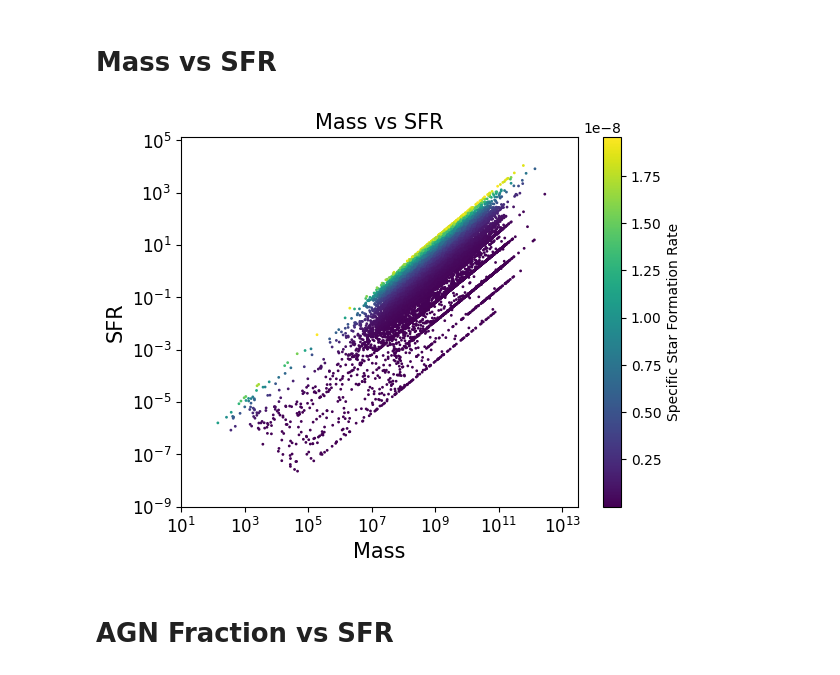
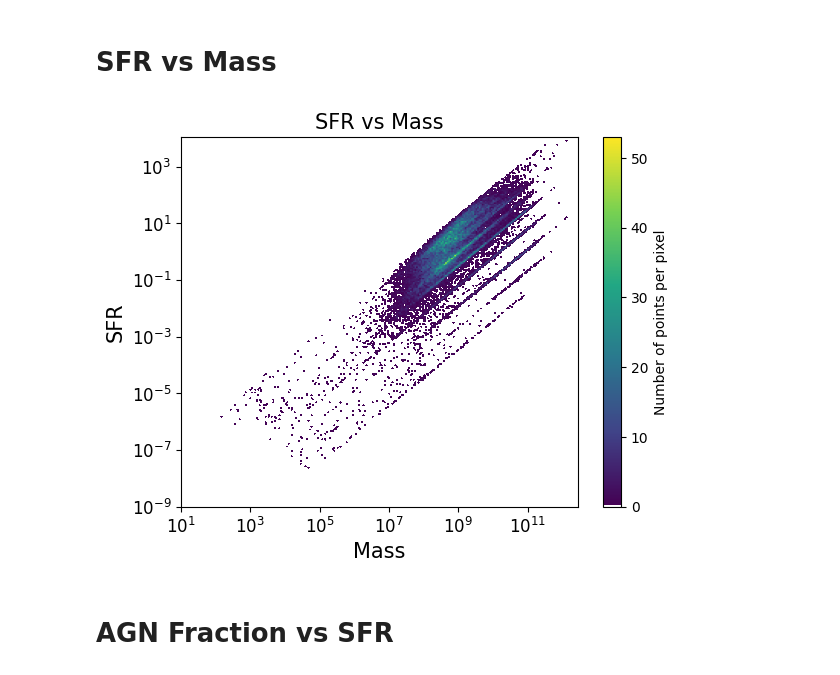
Before and after one commit to daniel-lyon/MPhil-Code, a Jupyter notebook: scaling_plots.ipynb, the cells around one changed output. Saved outputs shown, nothing was run; the diff lists cells and outputs as text; code cells hidden in the pictures.

Commit message:
added scatter_colour_density

```diff
--- a/scaling_plots.ipynb
+++ b/scaling_plots.ipynb
@@ -1,34 +1,57 @@
 # %%
 # Import packages
+import numpy as np
 import pandas as pd
 import matplotlib.pyplot as plt
+import mpl_scatter_density
+from matplotlib.colors import LinearSegmentedColormap
+from scipy.stats import gaussian_kde
 
 # Read in the data
 data = pd.read_csv('Ollie Data/CDFS/results.txt', sep=r'\s{2,}', engine='python')
-df = pd.DataFrame(data)
+df = pd.DataFrame(data).dropna()
+# %%
+# Make zero points white
+white_viridis = LinearSegmentedColormap.from_list('white_viridis', [
+    (0, '#ffffff'),
+    (1e-20, '#440053'),
+    (0.2, '#404388'),
+    (0.4, '#2a788e'),
+    (0.6, '#21a784'),
+    (0.8, '#78d151'),
+    (1, '#fde624'),
+], N=256)
+
+def scatter_colour_density(fig, x, y, cmap=white_viridis):
+    """ Make a scatter plot with density map """
+    ax = fig.add_subplot(1, 1, 1, projection='scatter_density')
+    density = ax.scatter_density(x, y, cmap=cmap)
+    fig.colorbar(density, label='Number of points per pixel')
 # %% [markdown]
-# Mass vs SFR
+# SFR vs Mass
 # %%
 # Get mass and SFR
 mass = df['bayes.stellar.m_star'] #
 sfr = df['bayes.sfh.sfr'] # instantaneous SFR
 sstr = sfr / mass # specific star formation rate
 
-# Swap x and y axis
-plt.scatter(mass, sfr, c=sstr, cmap='viridis', s=1)
-plt.title('Mass vs SFR', fontsize=15)
+# Plot SFR vs mass
+fig = plt.figure()
+scatter_colour_density(fig, mass, sfr)
+# plt.scatter(mass, sfr, c=z, cmap='viridis', s=1)
+plt.title('SFR vs Mass', fontsize=15)
 plt.xlabel('Mass', fontsize=15)
 plt.ylabel('SFR', fontsize=15)
-plt.colorbar(label='Specific Star Formation Rate')
+# plt.colorbar(label='Specific Star Formation Rate')
 plt.yticks(fontsize=12)
 plt.xticks(fontsize=12)
 plt.loglog()
 plt.ylim(bottom=1e-9)
 plt.xlim(left=1e1)
 plt.savefig('Plots/sfr_vs_mass.png')
 plt.show()
 # %% [output]
-[figure, old version]
+[figure, new version]
 # %% [markdown]
 # AGN Fraction vs SFR
 # %%
```
Also changed, not shown: 1 other file.
